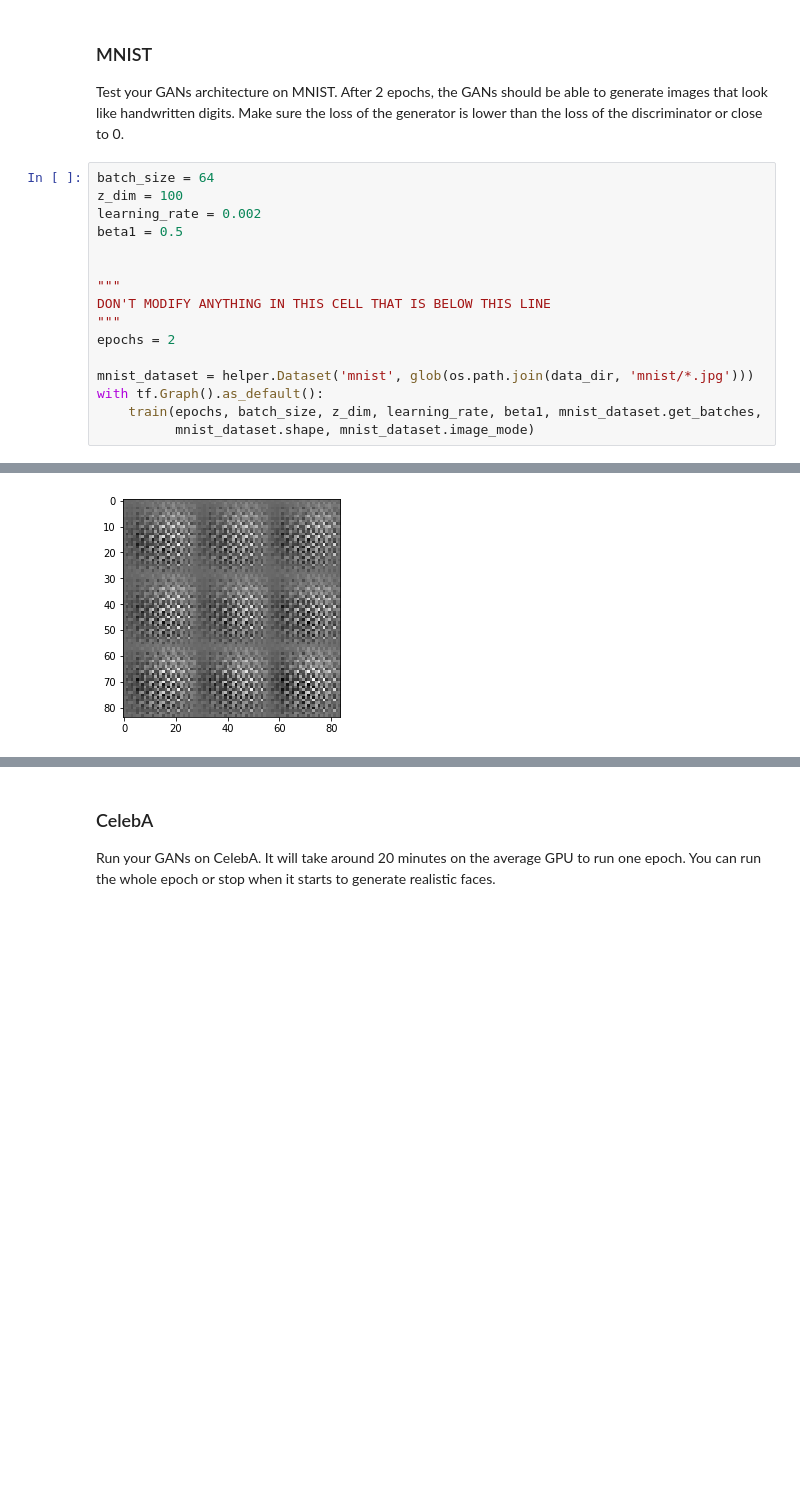
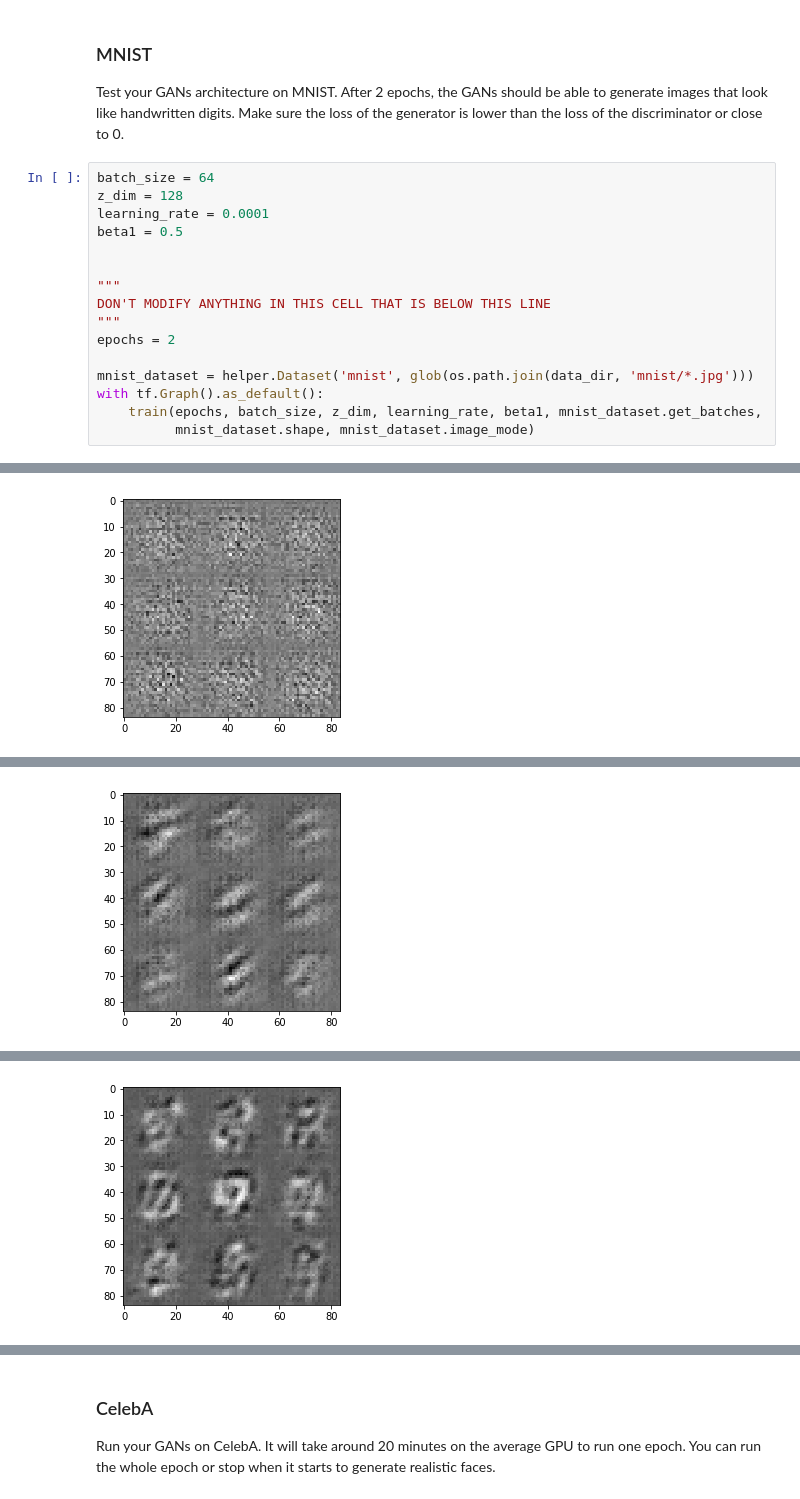
Before and after one commit to hfoffani/deep-learning, a Jupyter notebook: face_generation/dlnd_face_generation.ipynb, the cells around one changed output, grey strips where cells are left out. Saved outputs shown, nothing was run; the diff lists cells and outputs as text; blank space fills up the shorter version.

```diff
--- a/face_generation/dlnd_face_generation.ipynb
+++ b/face_generation/dlnd_face_generation.ipynb
@@ -423,8 +423,8 @@ def train(epoch_count, batch_size, z_dim, lr, beta1, get_batches, data_shape, da
 Test your GANs architecture on MNIST.  After 2 epochs, the GANs should be able to generate images that look like handwritten digits.  Make sure the loss of the generator is lower than the loss of the discriminator or close to 0.
 # %%
 batch_size = 64
-z_dim = 100
-learning_rate = 0.002
+z_dim = 128
+learning_rate = 0.0001
 beta1 = 0.5
 
 
@@ -443 +443 @@ Epoch 1 Step 5/1874      Discriminator Loss: 0.1082 -  Generator Loss: 10.3629
-[figure, old version]
+[figure, new version]
@@ -444,0 +448 @@ KeyboardInterrupt:
+[figure, added]
@@ -444,0 +453 @@ KeyboardInterrupt:
+[figure, added]
```
Also changed, not shown: parts of 1 cell of this notebook.
